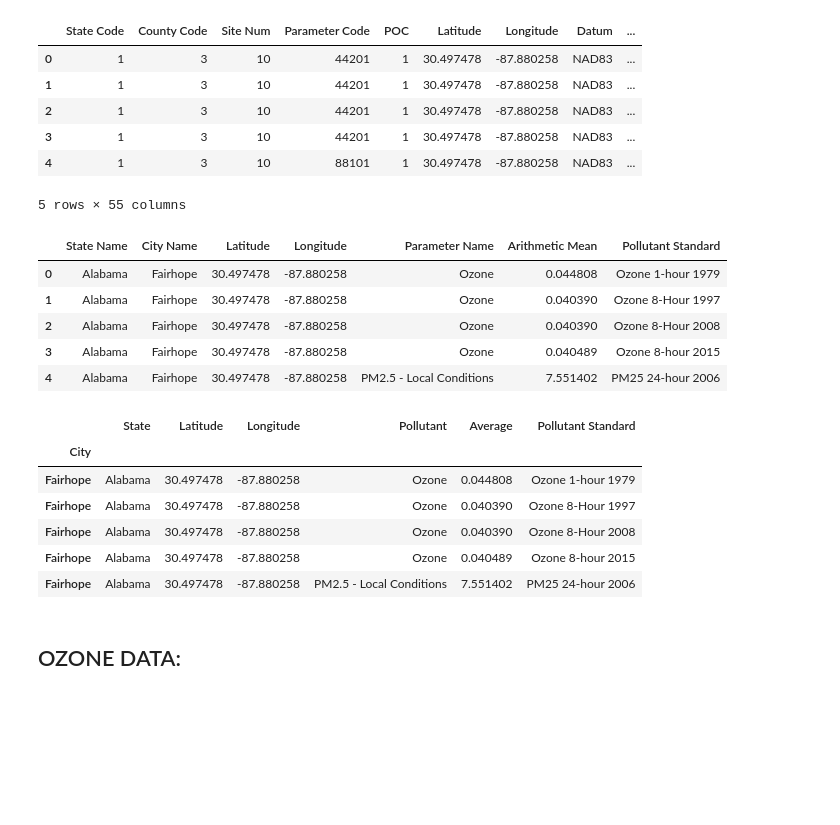
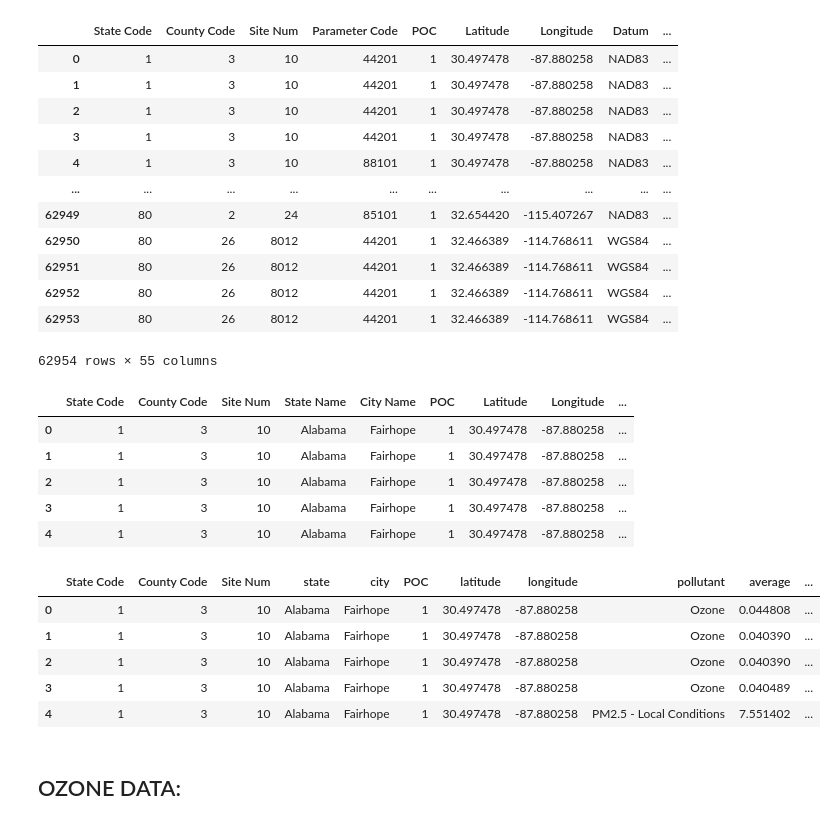
Before and after one commit to grahamendean/Project_2, a Jupyter notebook: air.ipynb, the cells around one changed output. Saved outputs shown, nothing was run; the diff lists cells and outputs as text; code cells hidden in the pictures; blank space fills up the shorter version.

```diff
--- a/air.ipynb
+++ b/air.ipynb
@@ -6,50 +6,57 @@ import psycopg2
 # %%
 # Make a reference to the books.csv file path
 csv_path = "Data/annual_conc_by_monitor_2019.csv"
 
 # Import the books.csv file as a DataFrame
 air_df = pd.read_csv(csv_path, encoding="utf-8")
-air_df.head()
+air_df
 # %% [output]
 |  | State Code | County Code | Site Num | Parameter Code | POC | Latitude | Longitude | Datum | ... |
 | 0 | 1 | 3 | 10 | 44201 | 1 | 30.497478 | -87.880258 | NAD83 | ... |
 | 1 | 1 | 3 | 10 | 44201 | 1 | 30.497478 | -87.880258 | NAD83 | ... |
 | 2 | 1 | 3 | 10 | 44201 | 1 | 30.497478 | -87.880258 | NAD83 | ... |
 | 3 | 1 | 3 | 10 | 44201 | 1 | 30.497478 | -87.880258 | NAD83 | ... |
 | 4 | 1 | 3 | 10 | 88101 | 1 | 30.497478 | -87.880258 | NAD83 | ... |
+| ... | ... | ... | ... | ... | ... | ... | ... | ... | ... |
+| 62949 | 80 | 2 | 24 | 85101 | 1 | 32.654420 | -115.407267 | NAD83 | ... |
+| 62950 | 80 | 26 | 8012 | 44201 | 1 | 32.466389 | -114.768611 | WGS84 | ... |
+| 62951 | 80 | 26 | 8012 | 44201 | 1 | 32.466389 | -114.768611 | WGS84 | ... |
+| 62952 | 80 | 26 | 8012 | 44201 | 1 | 32.466389 | -114.768611 | WGS84 | ... |
+| 62953 | 80 | 26 | 8012 | 44201 | 1 | 32.466389 | -114.768611 | WGS84 | ... |
-5 rows × 55 columns
+62954 rows × 55 columns
 # %%
 # Remove unecessary columns from the DataFrame and save the new DataFrame
-base_df = air_df[["State Name", "City Name", "Latitude", "Longitude", "Parameter Name", "Arithmetic Mean", "Pollutant Standard"]]
+base_df = air_df[["State Code", "County Code", "Site Num", "State Name", "City Name", "POC", "Latitude", "Longitude", "Parameter Name", "Arithmetic Mean", "Pollutant Standard"]]
 base_df.head()
 # %% [output]
-|  | State Name | City Name | Latitude | Longitude | Parameter Name | Arithmetic Mean | Pollutant Standard |
-| 0 | Alabama | Fairhope | 30.497478 | -87.880258 | Ozone | 0.044808 | Ozone 1-hour 1979 |
-| 1 | Alabama | Fairhope | 30.497478 | -87.880258 | Ozone | 0.040390 | Ozone 8-Hour 1997 |
-| 2 | Alabama | Fairhope | 30.497478 | -87.880258 | Ozone | 0.040390 | Ozone 8-Hour 2008 |
-| 3 | Alabama | Fairhope | 30.497478 | -87.880258 | Ozone | 0.040489 | Ozone 8-hour 2015 |
-| 4 | Alabama | Fairhope | 30.497478 | -87.880258 | PM2.5 - Local Conditions | 7.551402 | PM25 24-hour 2006 |
+|  | State Code | County Code | Site Num | State Name | City Name | POC | Latitude | Longitude | ... |
+| 0 | 1 | 3 | 10 | Alabama | Fairhope | 1 | 30.497478 | -87.880258 | ... |
+| 1 | 1 | 3 | 10 | Alabama | Fairhope | 1 | 30.497478 | -87.880258 | ... |
+| 2 | 1 | 3 | 10 | Alabama | Fairhope | 1 | 30.497478 | -87.880258 | ... |
+| 3 | 1 | 3 | 10 | Alabama | Fairhope | 1 | 30.497478 | -87.880258 | ... |
+| 4 | 1 | 3 | 10 | Alabama | Fairhope | 1 | 30.497478 | -87.880258 | ... |
 # %%
 #Rename columns
 base_df = base_df.rename(columns={
-    "State Name": "State",
-    "City Name": "City",
-    "Parameter Name": "Pollutant",
-    "Arithmetic Mean": "Average"
+    "State Name": "state",
+    "City Name": "city",
+    "Latitude": "latitude",
+    "Longitude": "longitude",
+    "Parameter Name": "pollutant",
+    "Arithmetic Mean": "average"
 })
 
 #Set index to....city?
-base_df.set_index("City", inplace=True)
+#base_df.set_index("City", inplace=True)
 
 base_df.head()
 # %% [output]
-|  | State | Latitude | Longitude | Pollutant | Average | Pollutant Standard |
-| City |  |  |  |  |  |  |
-| Fairhope | Alabama | 30.497478 | -87.880258 | Ozone | 0.044808 | Ozone 1-hour 1979 |
-| Fairhope | Alabama | 30.497478 | -87.880258 | Ozone | 0.040390 | Ozone 8-Hour 1997 |
-| Fairhope | Alabama | 30.497478 | -87.880258 | Ozone | 0.040390 | Ozone 8-Hour 2008 |
-| Fairhope | Alabama | 30.497478 | -87.880258 | Ozone | 0.040489 | Ozone 8-hour 2015 |
-| Fairhope | Alabama | 30.497478 | -87.880258 | PM2.5 - Local Conditions | 7.551402 | PM25 24-hour 2006 |
+|  | State Code | County Code | Site Num | state | city | POC | latitude | longitude | pollutant | average | ... |
+| 0 | 1 | 3 | 10 | Alabama | Fairhope | 1 | 30.497478 | -87.880258 | Ozone | 0.044808 | ... |
+| 1 | 1 | 3 | 10 | Alabama | Fairhope | 1 | 30.497478 | -87.880258 | Ozone | 0.040390 | ... |
+| 2 | 1 | 3 | 10 | Alabama | Fairhope | 1 | 30.497478 | -87.880258 | Ozone | 0.040390 | ... |
+| 3 | 1 | 3 | 10 | Alabama | Fairhope | 1 | 30.497478 | -87.880258 | Ozone | 0.040489 | ... |
+| 4 | 1 | 3 | 10 | Alabama | Fairhope | 1 | 30.497478 | -87.880258 | PM2.5 - Local Conditions | 7.551402 | ... |
 # %% [markdown]
 ## OZONE DATA:
 # %%
```
Also changed, not shown: parts of 37 cells of this notebook, 11 other files.
